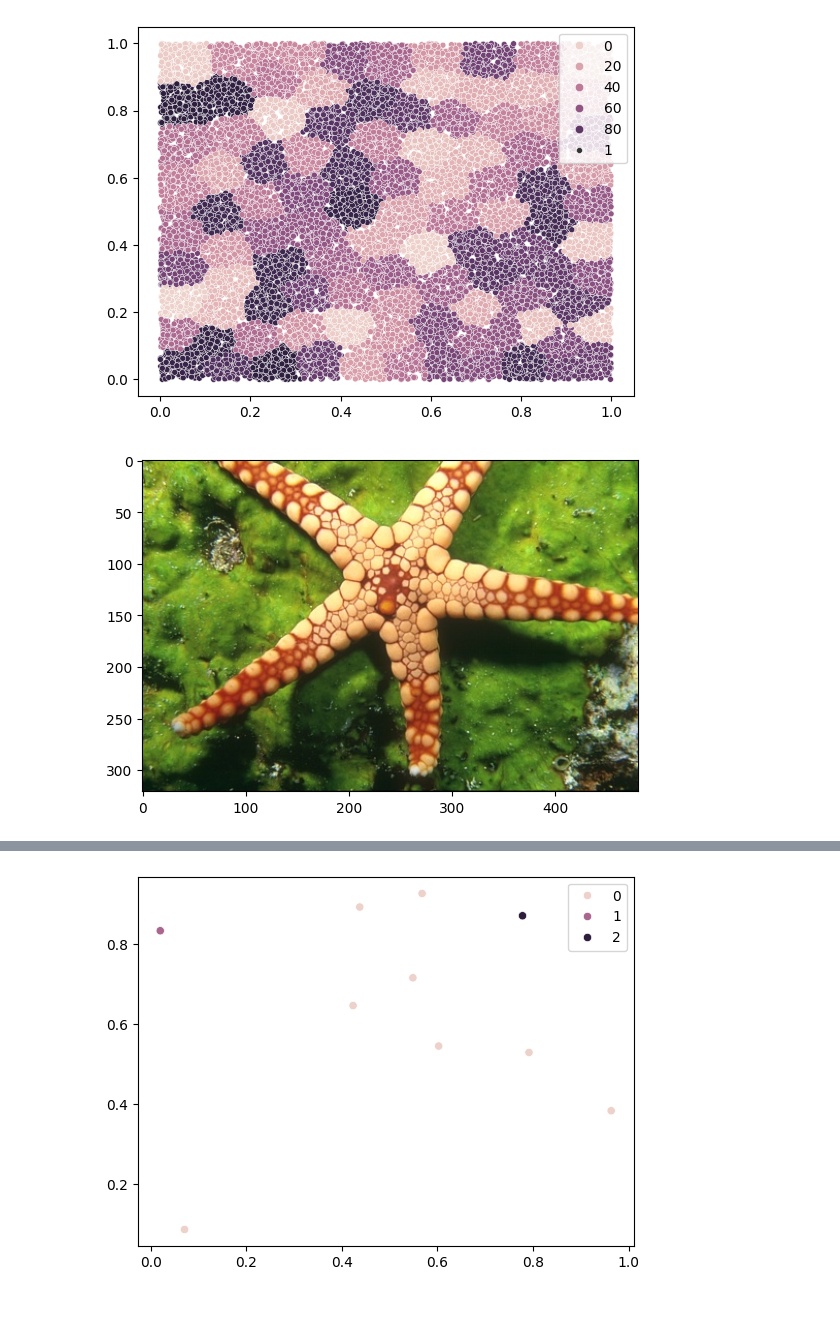
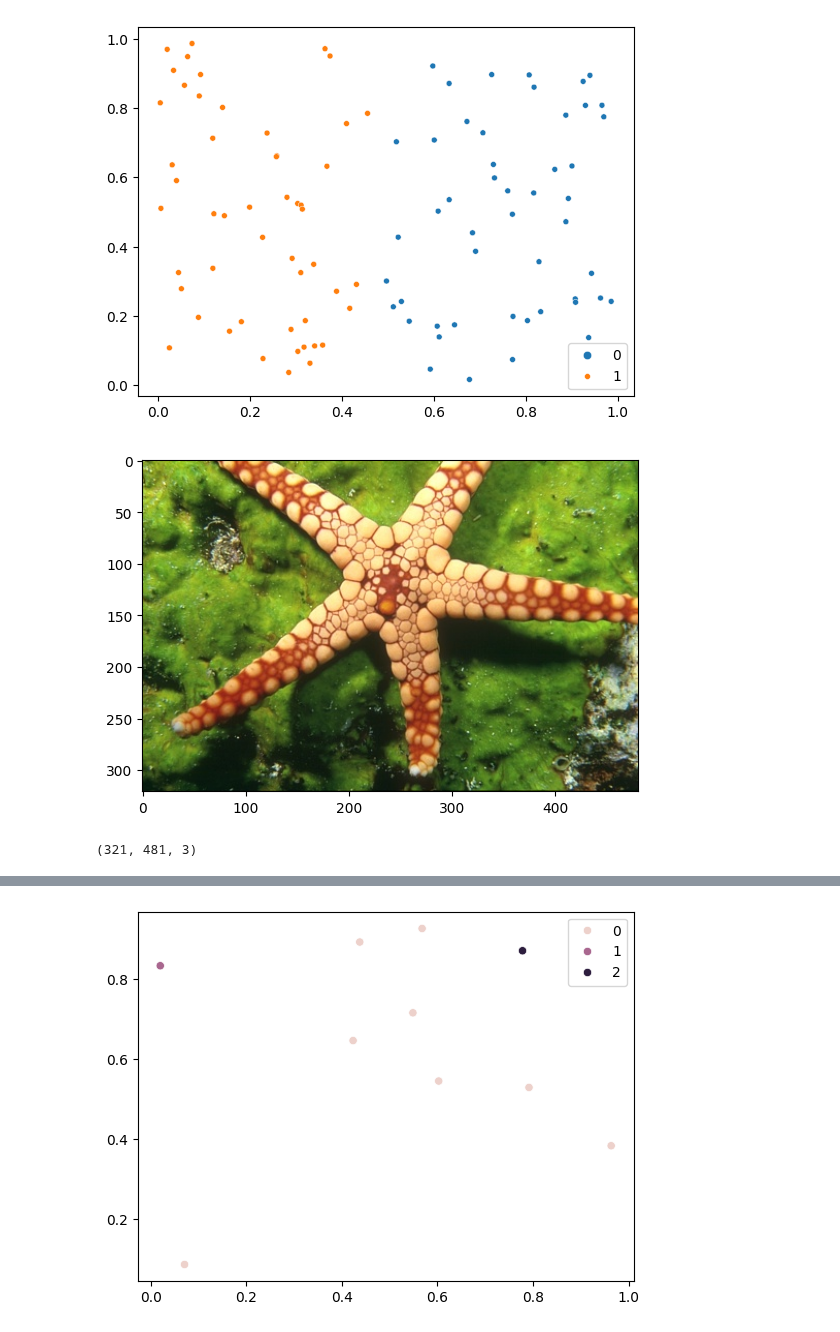
Before and after one commit to ronTohar1/CV_training, a Jupyter notebook: data_science/5_clustering/clustering_imp.ipynb, the cells around one changed output, grey strips where cells are left out. Cells and saved outputs as stored; diff of their text form; code cells hidden in the pictures.

Commit message:
finished kmeans and adding positions

```diff
--- a/data_science/5_clustering/clustering_imp.ipynb
+++ b/data_science/5_clustering/clustering_imp.ipynb
@@ -8,7 +8,7 @@ import seaborn as sns
 # %%
 labels_means = []
 class KMeans:
-    def __init__(self, n_clusters, max_iter=300):
+    def __init__(self, n_clusters, max_iter=500):
         self.n_clusters = n_clusters
         self.max_iter = max_iter
 
@@ -33,43 +33,45 @@ class KMeans:
 
 
     def _assign_labels(self, X):
         distances = np.sqrt(((X[:, np.newaxis] - self.centroids) ** 2).sum(axis=2))
+        # print(distances)
         return np.argmin(distances, axis=1)
 
     def _update_centroids(self, X, labels, fully_vectorized=False):
         new_centroids = np.empty_like(self.centroids)
 
         if not fully_vectorized:
             for i in range(self.n_clusters):
                 new_centroids[i] = np.mean(X[labels == i], axis=0)
         else:
             labels = labels[:,None] == np.arange(self.n_clusters)
             labels = labels.astype(int)
             clusters_amounts = np.sum(labels, axis=0)
             a = X[:,:,None] * labels[:,None,:]
             sum1 = np.sum(a, axis=0)
             mean_of_clusters = sum1/clusters_amounts
             new_centroids = mean_of_clusters.T
 
         return new_centroids
 
 # Example usage
 np.random.seed(42)
-X = np.random.rand(1000, 2)
+X = np.random.rand(100, 2)
+# X = image_original.reshape(-1,3).copy()
 
-kmeans = KMeans(n_clusters=100)
-labels = kmeans.fit(X, fully_vectorized=True)
-
-
+kmeans = KMeans(n_clusters=2)
+labels = kmeans.fit(X, fully_vectorized=False)
 
 sns.scatterplot(x=X[:,0],y=X[:,1],hue=labels,size=1)
 plt.show()
 # %% [output]
-[figure, old version]
+[figure, new version]
 # %%
-image_original = cv2.imread("star.jpg")
-image_original  = cv2.cvtColor(image_original, cv2.COLOR_BGR2RGB)
-plt.imshow(image_original)
+star_image = cv2.imread("star.jpg")
+star_image  = cv2.cvtColor(star_image, cv2.COLOR_BGR2RGB)
+plt.imshow(star_image)
 plt.show()
+print(star_image.shape)
 # %% [output]
 [figure]
+(321, 481, 3)
```
Also changed, not shown: parts of 11 cells of this notebook.
